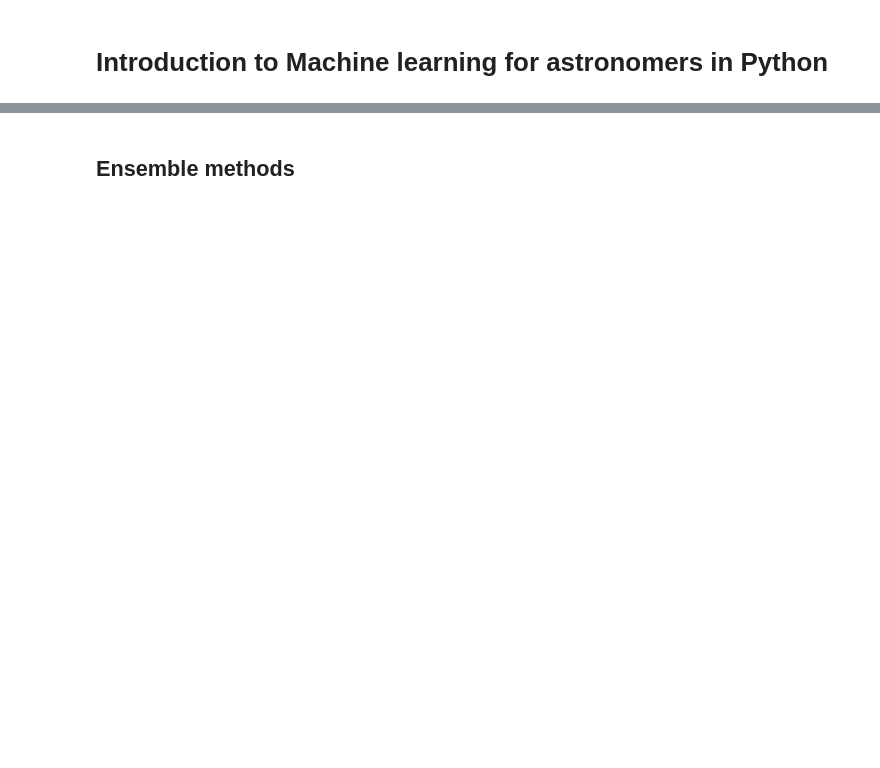
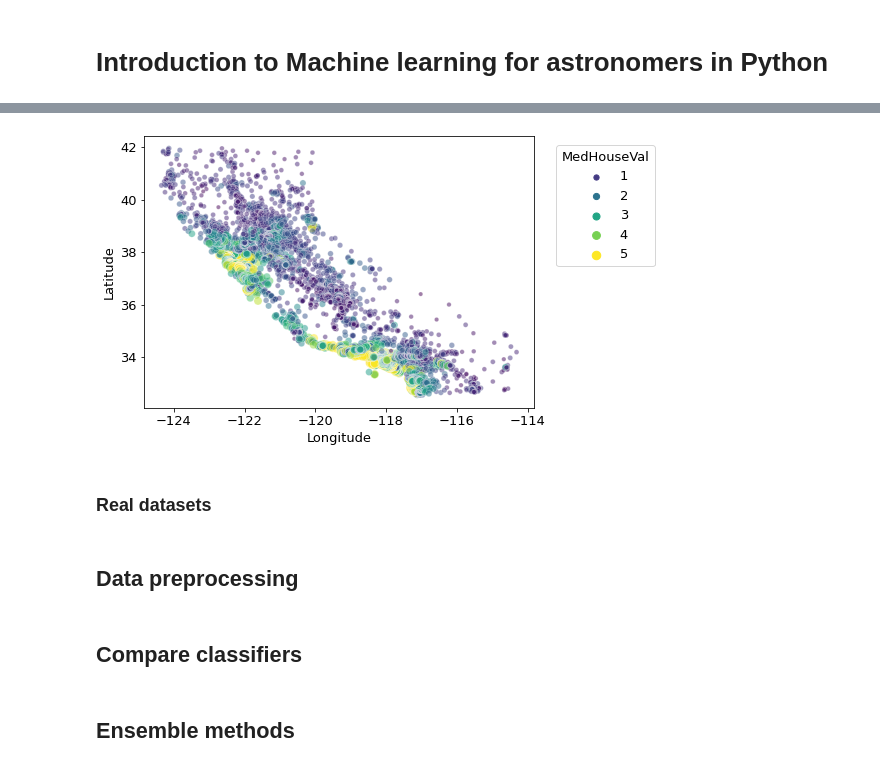
Before and after one commit to tomasplsek/AstroML, a Jupyter notebook: 03_sklearn2.ipynb, the cells around one changed output, grey strips where cells are left out. Saved outputs shown, nothing was run; the diff lists cells and outputs as text; code cells hidden in the pictures; blank space fills up the shorter version.

```diff
--- a/03_sklearn2.ipynb
+++ b/03_sklearn2.ipynb
@@ -13,0 +71,8 @@
+# %%
+from sklearn.datasets import fetch_california_housing
+
+data = fetch_california_housing()
+y = data["target"]; data.pop("target"); data.pop("DESCR")
+X = pd.DataFrame(data["data"], columns=data['feature_names'])
+X["MedHouseVal"] = y
+X
@@ -13,0 +106,17 @@
+# %%
+import seaborn as sns
+
+plt.figure(figsize=(7,5))
+plt.rc("font", size=13)
+sns.scatterplot(data=X, x="Longitude", y="Latitude",
+                size="MedHouseVal", hue="MedHouseVal",
+                palette="viridis", alpha=0.5)
+plt.legend(title="MedHouseVal", bbox_to_anchor=(1.04, 0.99), loc="upper left");
+# %% [output]
+[figure, added]
+# %% [markdown]
+### **Real datasets**
+# %% [markdown]
+## **Data preprocessing**
+# %% [markdown]
+## **Compare classifiers**
```
Also changed, not shown: parts of 25 cells of this notebook.
